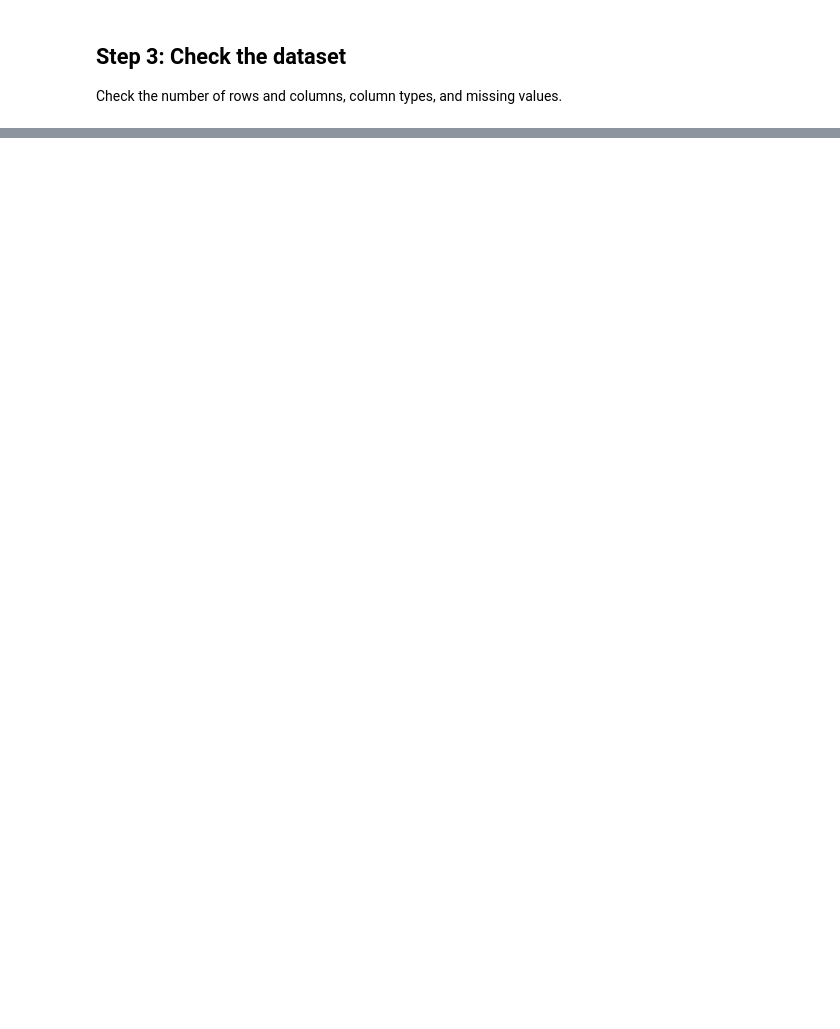
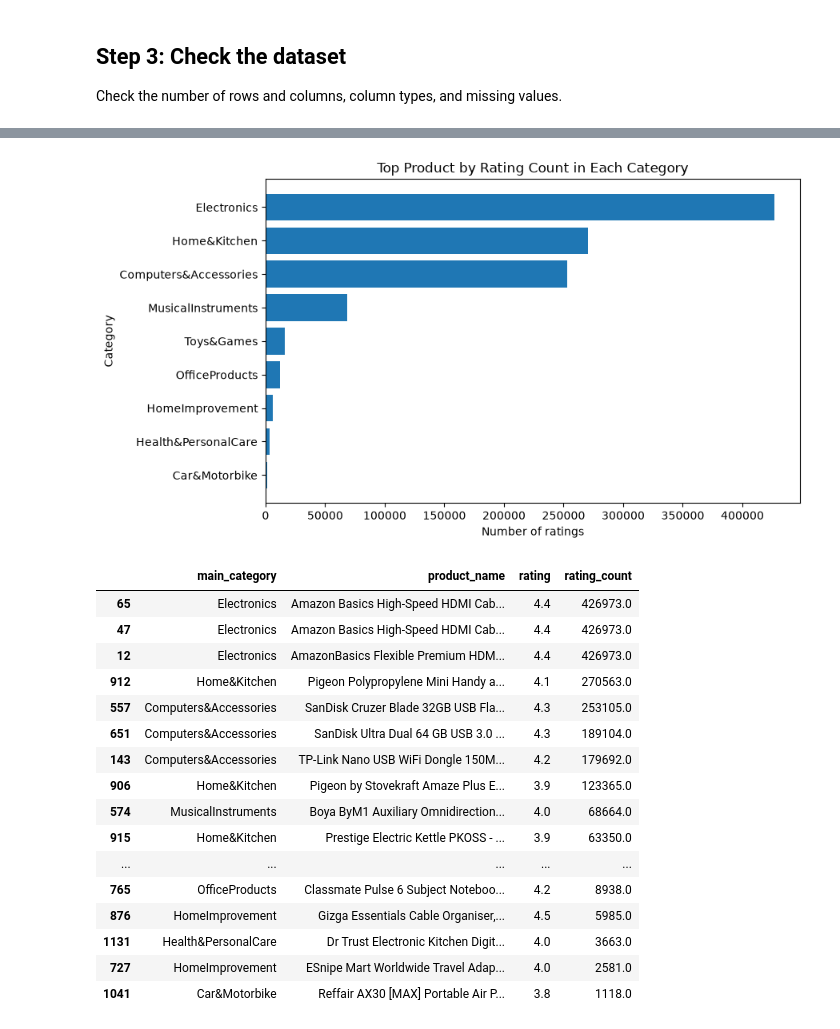
Before and after one commit to rahulpoojith/Week-1-Target-Customer-Sales-Analysis, a Jupyter notebook: Data_processing/analysis.ipynb, the cells around one changed output, grey strips where cells are left out. Saved outputs shown, nothing was run; the diff lists cells and outputs as text; code cells hidden in the pictures; blank space fills up the shorter version.

```diff
--- a/Data_processing/analysis.ipynb
+++ b/Data_processing/analysis.ipynb
@@ -157,0 +108,37 @@ Reminder: The dataset has no order dates, purchases, or units sold, so these obs
+# %%
+sorted_products = df.sort_values("rating_count", ascending=False)
+top_products_by_category = sorted_products.groupby("main_category").head(3)
+top_products_by_category = top_products_by_category[
+    ["main_category", "product_name", "rating", "rating_count"]
+]
+
+category_top_products = sorted_products.groupby("main_category").head(1)
+category_top_products = category_top_products.sort_values("rating_count")
+plt.figure(figsize=(9, 5))
+plt.barh(category_top_products["main_category"], category_top_products["rating_count"])
+plt.title("Top Product by Rating Count in Each Category")
+plt.xlabel("Number of ratings")
+plt.ylabel("Category")
+plt.tight_layout()
+plt.show()
+
+top_products_by_category
+# %% [output]
+[figure, added]
+|  | main_category | product_name | rating | rating_count |
+| 65 | Electronics | Amazon Basics High-Speed HDMI Cab... | 4.4 | 426973.0 |
+| 47 | Electronics | Amazon Basics High-Speed HDMI Cab... | 4.4 | 426973.0 |
+| 12 | Electronics | AmazonBasics Flexible Premium HDM... | 4.4 | 426973.0 |
+| 912 | Home&Kitchen | Pigeon Polypropylene Mini Handy a... | 4.1 | 270563.0 |
+| 557 | Computers&Accessories | SanDisk Cruzer Blade 32GB USB Fla... | 4.3 | 253105.0 |
+| 651 | Computers&Accessories | SanDisk Ultra Dual 64 GB USB 3.0 ... | 4.3 | 189104.0 |
+| 143 | Computers&Accessories | TP-Link Nano USB WiFi Dongle 150M... | 4.2 | 179692.0 |
+| 906 | Home&Kitchen | Pigeon by Stovekraft Amaze Plus E... | 3.9 | 123365.0 |
+| 574 | MusicalInstruments | Boya ByM1 Auxiliary Omnidirection... | 4.0 | 68664.0 |
+| 915 | Home&Kitchen | Prestige Electric Kettle PKOSS - ... | 3.9 | 63350.0 |
+| ... | ... | ... | ... | ... |
+| 765 | OfficeProducts | Classmate Pulse 6 Subject Noteboo... | 4.2 | 8938.0 |
+| 876 | HomeImprovement | Gizga Essentials Cable Organiser,... | 4.5 | 5985.0 |
+| 1131 | Health&PersonalCare | Dr Trust Electronic Kitchen Digit... | 4.0 | 3663.0 |
+| 727 | HomeImprovement | ESnipe Mart Worldwide Travel Adap... | 4.0 | 2581.0 |
+| 1041 | Car&Motorbike | Reffair AX30 [MAX] Portable Air P... | 3.8 | 1118.0 |
```
Also changed, not shown: parts of 31 cells of this notebook.
